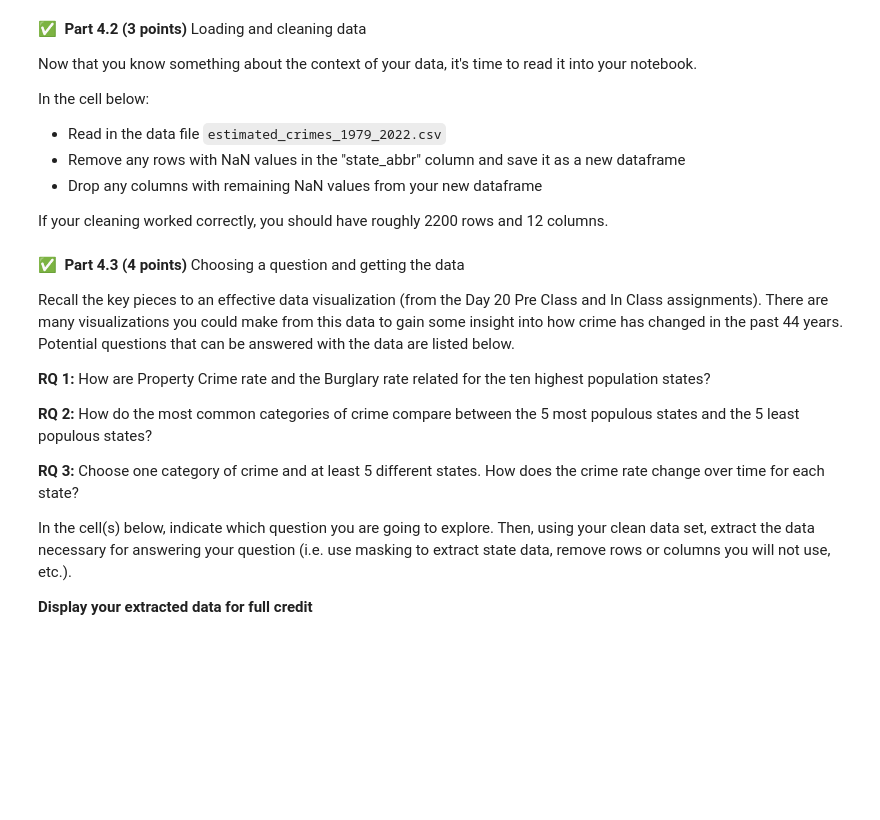
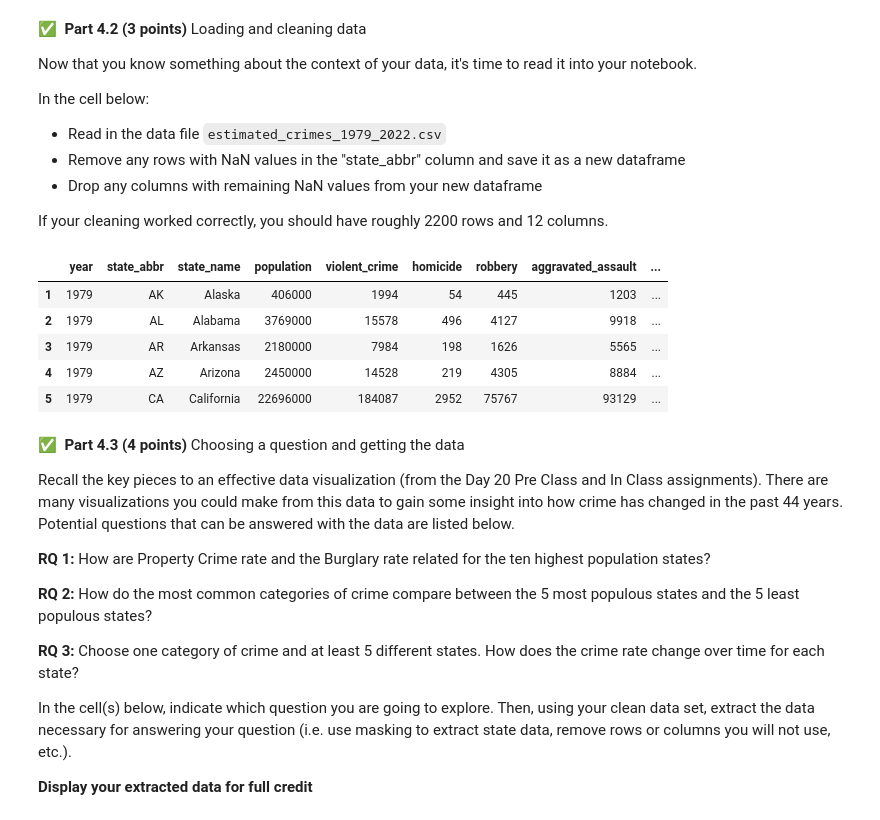
Before and after one commit to andrew-koren/cautious-adventure, a Jupyter notebook: my stuff/cmse/HW4_FS2023-STUDENT.ipynb, the cells around one changed output. Drawn from its saved outputs; the diff is of its cells as text; code cells hidden in the pictures; blank space fills up the shorter version.

```diff
--- a/my stuff/cmse/HW4_FS2023-STUDENT.ipynb
+++ b/my stuff/cmse/HW4_FS2023-STUDENT.ipynb
@@ -249,3 +297,17 @@ If your cleaning worked correctly, you should have roughly 2200 rows and 12 colu
+# %%
+# put your code here
+data = pd.read_csv('estimated_crimes_1979_2022.csv')
+#data.head()
+data_without_nan = data.dropna(subset=['state_abbr'])
+data_without_nan_dropped = data_without_nan.dropna(axis=1)
+data_without_nan_dropped.head()
+# %% [output]
+|  | year | state_abbr | state_name | population | violent_crime | homicide | robbery | aggravated_assault | ... |
+| 1 | 1979 | AK | Alaska | 406000 | 1994 | 54 | 445 | 1203 | ... |
+| 2 | 1979 | AL | Alabama | 3769000 | 15578 | 496 | 4127 | 9918 | ... |
+| 3 | 1979 | AR | Arkansas | 2180000 | 7984 | 198 | 1626 | 5565 | ... |
+| 4 | 1979 | AZ | Arizona | 2450000 | 14528 | 219 | 4305 | 8884 | ... |
+| 5 | 1979 | CA | California | 22696000 | 184087 | 2952 | 75767 | 93129 | ... |
 # %% [markdown]
 &#9989;&nbsp; **Part 4.3 (4 points)** Choosing a question and getting the data
 
```
Also changed, not shown: parts of 31 cells of this notebook.
